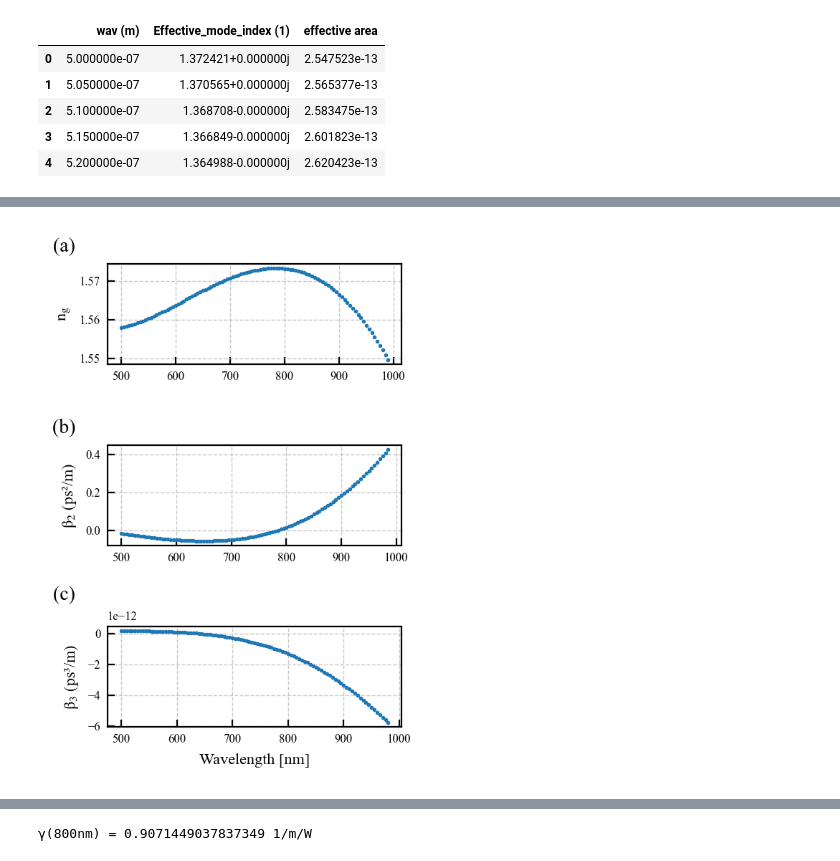
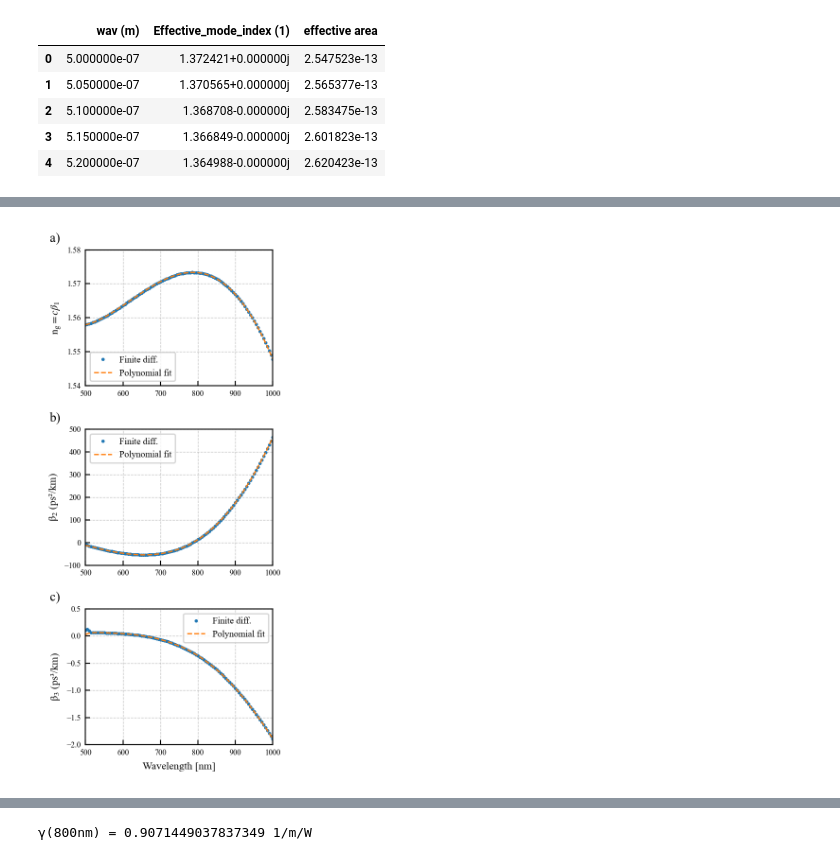
Before and after one commit to guttonm/FI254-projeto4, a Jupyter notebook: Nonlinearities/diameter_650nm/gamma.ipynb, the cells around one changed output, grey strips where cells are left out. Saved outputs shown, nothing was run; the diff lists cells and outputs as text; code cells hidden in the pictures.

```diff
--- a/Nonlinearities/diameter_650nm/gamma.ipynb
+++ b/Nonlinearities/diameter_650nm/gamma.ipynb
@@ -151,41 +284,79 @@ ng = neff[:-1] - λ[:-1] * dn_dλ
 # %%
 plt.close("Índice de grupo")
-fig, ax = plt.subplots(3, 1, num = 'Índice de grupo', figsize = (7.90354375/2*0.7,4), dpi = 200, clear = True)
+fig, ax = plt.subplots(3, 1, num = 'Índice de grupo', figsize = (7.90354375/2*0.7,6), dpi = 200, clear = True)
 
-ax[0].plot(λ[:-1]*1e9, # x-axis
-        ng, # y-axis
-        'o', # Marker style
-        ms = 1 # Marker size
-        )
-ax[0].set_title("(a)                                                                            ")
+ax[0].plot(
+    λ*1e9, # x-axis
+    ng, # y-axis
+    'o', # Marker style
+    ms = 1.5, # Marker size
+    label="Finite diff.")
 
-ax[1].plot(λ[:-2]*1e9, # x-axis
-        β2*10**24, # y-axis
-        'o', # Marker style
-        ms = 1 # Marker size
-        )
-ax[1].set_title("(b)                                                                            ")
+ax[1].plot(
+    λ*1e9, # x-axis
+    β2*10**27, # y-axis
+    'o', # Marker style
+    ms = 1.5, # Marker size
+    label="Finite diff.")
 
-ax[2].plot(λ[:-3]*1e9, # x-axis
-        β3*10**36, # y-axis
-        'o', # Marker style
-        ms = 1 # Marker size
-        )
-ax[2].set_title("(c)                                                                            ")
+ax[2].plot(
+    λ*1e9, # x-axis
+    β3*10**39, # y-axis
+    'o', # Marker style
+    ms = 1.5, # Marker size
+    label="Finite diff.")
 
-ax[0].set_ylabel(r"$\mathrm{n_g}$")
-ax[1].set_ylabel(r"$\mathrm{\beta_2}$ (ps²/m)")
-ax[2].set_ylabel(r"$\mathrm{\beta_3}$ (ps³/m)")
+
+ax[0].plot(
+    λ*1e9, # x-axis
+    c*β1_aval, # y-axis
+    '--', # Marker style
+    ms = 1, # Marker size
+    label="Polynomial fit")
+ax[1].plot(
+    λ*1e9, # x-axis
+    β2_aval*10**27, # y-axis
+    '--', # Marker style
+    ms = 1, # Marker size
+    label="Polynomial fit")
+ax[2].plot(
+    λ*1e9, # x-axis
+    β3_aval*λ/λ*10**39, # y-axis
+    '--', # Marker style
+    ms = 1, # Marker size
+    label="Polynomial fit")
+
+
+ax[0].set_ylabel(r"$\mathrm{n_g} = c\beta_1$")
+ax[1].set_ylabel(r"$\mathrm{\beta_2}$ (ps²/km)")
+ax[2].set_ylabel(r"$\mathrm{\beta_3}$ (ps³/km)")
+
+
+ax[0].set_title("a)" + " "*75)
+ax[1].set_title("b)" + " "*75)
+ax[2].set_title("c)" + " "*75)
+
+ax[0].set_xlim(500, 1000)
+ax[1].set_xlim(500, 1000)
+ax[2].set_xlim(500, 1000)
+ax[0].set_ylim(1.54, 1.58)
+ax[1].set_ylim(-100, 500)
+ax[2].set_ylim(-2, 0.5)
+
+ax[0].legend(fontsize="x-small")
+ax[1].legend(fontsize="x-small")
+ax[2].legend(fontsize="x-small")
 
 ax[-1].set_xlabel(r"Wavelength [nm]")
+
 
 for axes in ax.flat:
     axes.grid(True, which='both', linestyle='--', linewidth=0.5)
 
 
 plt.tight_layout()
-plt.savefig("dispersion.pdf")
+plt.savefig("dispersion_fit.pdf")
 plt.show()
 gc.collect()
 # %% [output]
-[figure, old version]
+[figure, new version]
```
Also changed, not shown: parts of 12 cells of this notebook, 7 other files.
